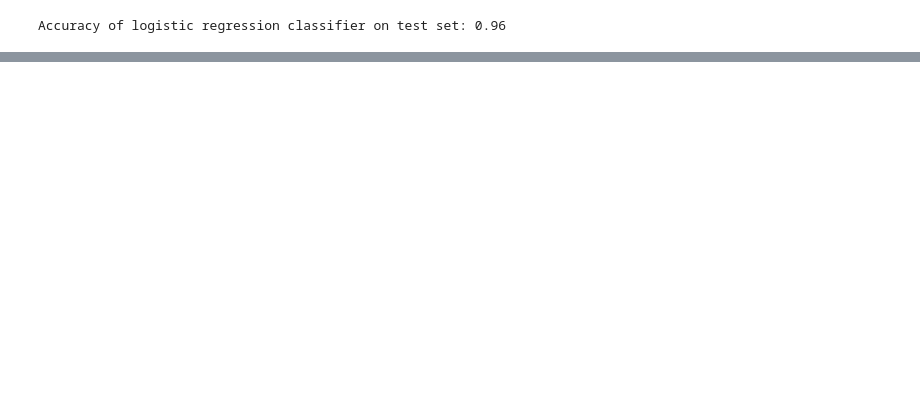
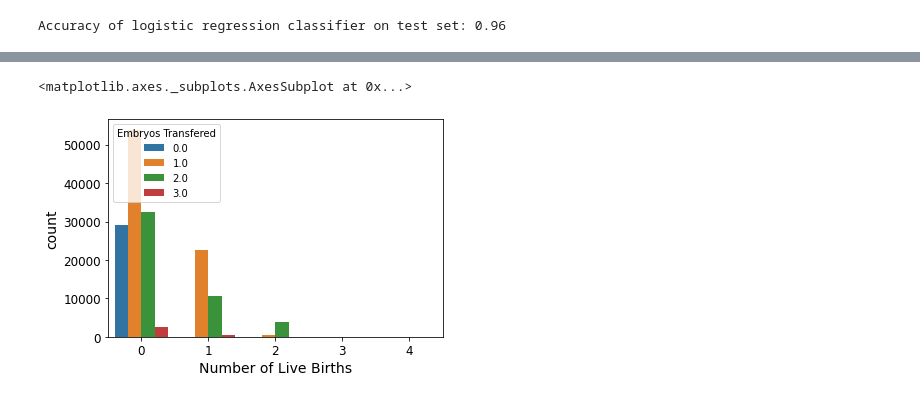
Before and after one commit to ecdison/Group9_MachineLearningHC, a Jupyter notebook: Copy_of_HCTech.ipynb, the cells around one changed output, grey strips where cells are left out. Cells and saved outputs as stored; diff of their text form; code cells hidden in the pictures; blank space fills up the shorter version.

```diff
--- a/Copy_of_HCTech.ipynb
+++ b/Copy_of_HCTech.ipynb
@@ -367,2 +422,5 @@ sns.countplot(x='Total number of live births - conceived through IVF', data=mod_
 # %%
-sns.countplot(x='Survived', hue='Sex', data=titanic_data)
+sns.countplot(x='Number of Live Births', hue='Embryos Transfered', data=mod_df)
+# %% [output]
+<matplotlib.axes._subplots.AxesSubplot at 0x...>
+[figure, added]
```
Also changed, not shown: parts of 29 cells of this notebook.
